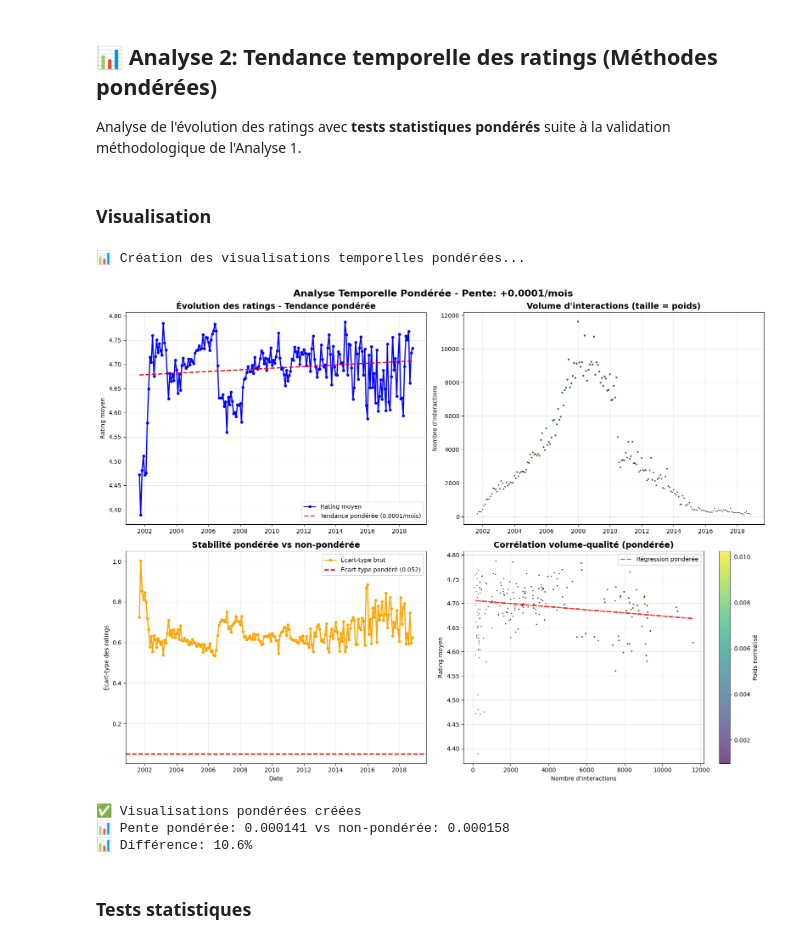
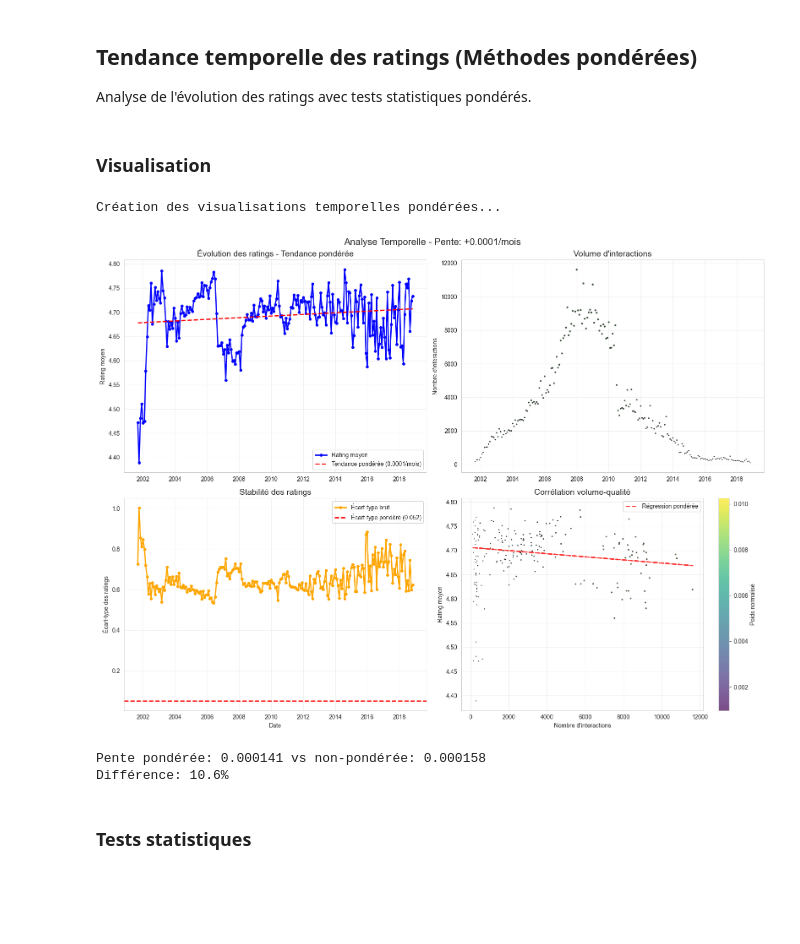
Before and after one commit to julienlafrance/backtothefuturekitchen, a Jupyter notebook: 00_eda/01_long_term/rating_ingredient/01_rating_analysis.ipynb, the cells around one changed output. Drawn from its saved outputs; the diff is of its cells as text; code cells hidden in the pictures; blank space fills up the shorter version.

```diff
--- a/00_eda/01_long_term/rating_ingredient/01_rating_analysis.ipynb
+++ b/00_eda/01_long_term/rating_ingredient/01_rating_analysis.ipynb
@@ -304,12 +284,12 @@ print("\n" + "=" * 70)
 # %% [markdown]
-## 📊 Analyse 2: Tendance temporelle des ratings (Méthodes pondérées)
+## Tendance temporelle des ratings (Méthodes pondérées)
 
-Analyse de l'évolution des ratings avec **tests statistiques pondérés** suite à la validation méthodologique de l'Analyse 1.
+Analyse de l'évolution des ratings avec tests statistiques pondérés.
 # %% [markdown]
 ### Visualisation
 # %%
 # Visualisation temporelle avec pondération
-print("📊 Création des visualisations temporelles pondérées...")
+print("Création des visualisations temporelles pondérées...")
 
 # Calcul de la régression pondérée pour la ligne de tendance
 X_trend = np.arange(len(monthly_df))
@@ -318,67 +298,64 @@ wls_trend = sm.WLS(monthly_df['mean_rating'].values, X_const_trend, weights=weig
 wls_trend_result = wls_trend.fit()
 trend_line_weighted = wls_trend_result.predict(X_const_trend)
 
-# Visualisation en 4 graphiques avec méthodes pondérées
+# Visualisation en 4 graphiques
 fig, ((ax1, ax2), (ax3, ax4)) = plt.subplots(2, 2, figsize=(16, 12))
 
 # 1. Tendance des ratings avec ligne de tendance pondérée
 ax1.plot(monthly_df['date'], monthly_df['mean_rating'], 'bo-', linewidth=2, markersize=4, label='Rating moyen')
 ax1.plot(monthly_df['date'], trend_line_weighted, 'r--', linewidth=2,
          label=f'Tendance pondérée ({wls_trend_result.params[1]:.4f}/mois)')
-ax1.set_title("Évolution des ratings - Tendance pondérée", fontsize=14, fontweight='bold')
+ax1.set_title("Évolution des ratings - Tendance pondérée", fontsize=14)
 ax1.set_ylabel("Rating moyen")
 ax1.grid(True, alpha=0.3)
 ax1.legend()
 
-# 2. Volume d'interactions avec pondération visualisée
+# 2. Volume d'interactions
 ax2.scatter(monthly_df['date'], monthly_df['n_interactions'],
            s=weights_normalized*500, alpha=0.7, color='green', edgecolors='black')
-ax2.set_title("Volume d'interactions (taille = poids)", fontsize=14, fontweight='bold')
+ax2.set_title("Volume d'interactions", fontsize=14)
 ax2.set_ylabel("Nombre d'interactions")
 ax2.grid(True, alpha=0.3)
 
-# 3. Stabilité pondérée (écart-type avec poids)
+# 3. Stabilité (écart-type)
 weighted_std = np.sqrt(np.average((monthly_df['mean_rating'] - np.average(monthly_df['mean_rating'], weights=weights))**2, weights=weights))
 ax3.plot(monthly_df['date'], monthly_df['std_rating'], 'o-', color='orange', linewidth=2, markersize=4, label='Écart-type brut')
 ax3.axhline(y=weighted_std, color='red', linestyle='--', linewidth=2, label=f'Écart-type pondéré ({weighted_std:.3f})')
-ax3.set_title("Stabilité pondérée vs non-pondérée", fontsize=14, fontweight='bold')
+ax3.set_title("Stabilité des ratings", fontsize=14)
 ax3.set_ylabel("Écart-type des ratings")
 ax3.set_xlabel("Date")
 ax3.grid(True, alpha=0.3)
 ax3.legend()
 
-# 4. Scatter volume vs qualité avec pondération
+# 4. Relation volume vs qualité
 scatter = ax4.scatter(monthly_df['n_interactions'], monthly_df['mean_rating'],
                      s=weights_normalized*300, c=weights_normalized, cmap='viridis',
                      alpha=0.7, edgecolors='black')
-ax4.set_title("Corrélation volume-qualité (pondérée)", fontsize=14, fontweight='bold')
+ax4.set_title("Corrélation volume-qualité", fontsize=14)
 ax4.set_xlabel("Nombre d'interactions")
 ax4.set_ylabel("Rating moyen")
 ax4.grid(True, alpha=0.3)
 plt.colorbar(scatter, ax=ax4, label='Poids normalisé')
 
-# Ligne de corrélation pondérée sur le scatter
+# Ligne de corrélation sur le scatter
 X_vol_const = sm.add_constant(monthly_df['n_interactions'])
 wls_vol = sm.WLS(monthly_df['mean_rating'], X_vol_const, weights=weights)
 wls_vol_result = wls_vol.fit()
 vol_pred = wls_vol_result.predict(X_vol_const)
 ax4.plot(monthly_df['n_interactions'], vol_pred, "r--", alpha=0.8, linewidth=2, label='Régression pondérée')
 ax4.legend()
 
-plt.suptitle(f"Analyse Temporelle Pondérée - Pente: {wls_trend_result.params[1]:+.4f}/mois",
-             fontsize=16, fontweight='bold')
+plt.suptitle(f"Analyse Temporelle - Pente: {wls_trend_result.params[1]:+.4f}/mois", fontsize=16)
 plt.tight_layout()
 plt.show()
 
-print("✅ Visualisations pondérées créées")
-print(f"📊 Pente pondérée: {wls_trend_result.params[1]:.6f} vs non-pondérée: {methodological_results['unweighted_slope']:.6f}")
-print(f"📊 Différence: {abs(wls_trend_result.params[1] - methodological_results['unweighted_slope'])/abs(methodological_results['unweighted_slope'])*100:.1f}%")
+print(f"Pente pondérée: {wls_trend_result.params[1]:.6f} vs non-pondérée: {methodological_results['unweighted_slope']:.6f}")
+print(f"Différence: {abs(wls_trend_result.params[1] - methodological_results['unweighted_slope'])/abs(methodological_results['unweighted_slope'])*100:.1f}%")
 # %% [output]
-📊 Création des visualisations temporelles pondérées...
+Création des visualisations temporelles pondérées...
-[figure, old version]
+[figure, new version]
-✅ Visualisations pondérées créées
-📊 Pente pondérée: 0.000141 vs non-pondérée: 0.000158
-📊 Différence: 10.6%
+Pente pondérée: 0.000141 vs non-pondérée: 0.000158
+Différence: 10.6%
 # %% [markdown]
 ### Tests statistiques
 # %%
```
Also changed, not shown: parts of 18 cells of this notebook, 1 other file.
